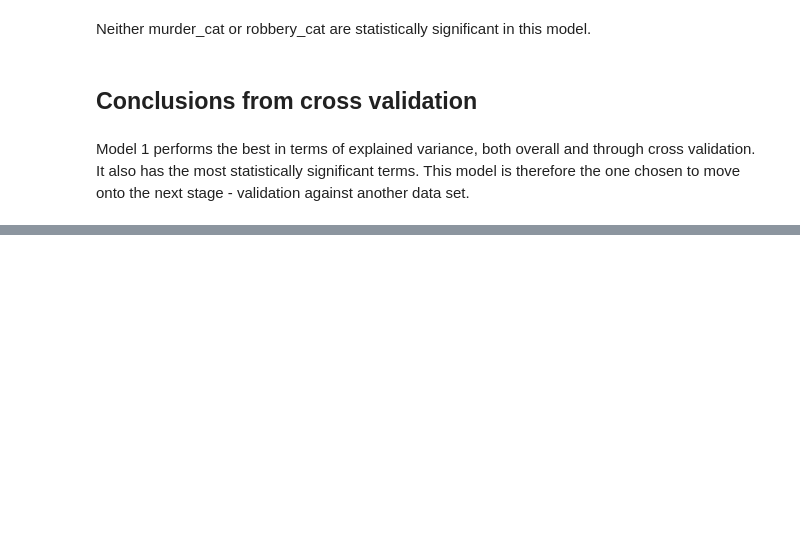
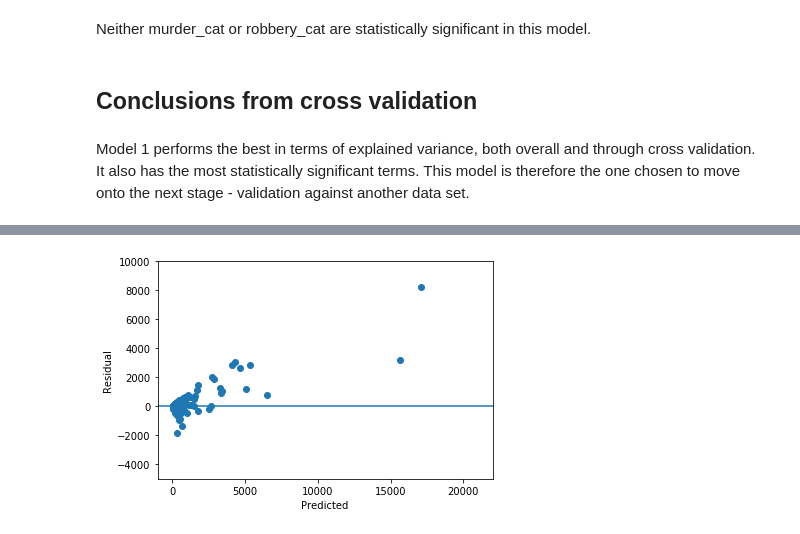
Before and after one commit to SmellsLikeCake/crime-in-ny-state, a Jupyter notebook: Crime-in-ny-state-validation.ipynb, the cells around one changed output, grey strips where cells are left out. Drawn from its saved outputs; the diff is of its cells as text; code cells hidden in the pictures; blank space fills up the shorter version.

```diff
--- a/Crime-in-ny-state-validation.ipynb
+++ b/Crime-in-ny-state-validation.ipynb
@@ -174,0 +322,12 @@ Model 1 performs the best in terms of explained variance, both overall and throu
+# %%
+## Remove largest point so can see graph
+
+plt.scatter(y_pred_2014, residuals_2014)
+plt.ylim(-5000, 10000)
+plt.xlim(-1000, 22000)
+plt.axhline(y=0)
+plt.xlabel('Predicted')
+plt.ylabel('Residual')
+plt.show()
+# %% [output]
+[figure, added]
```
Also changed, not shown: parts of 45 cells of this notebook.
